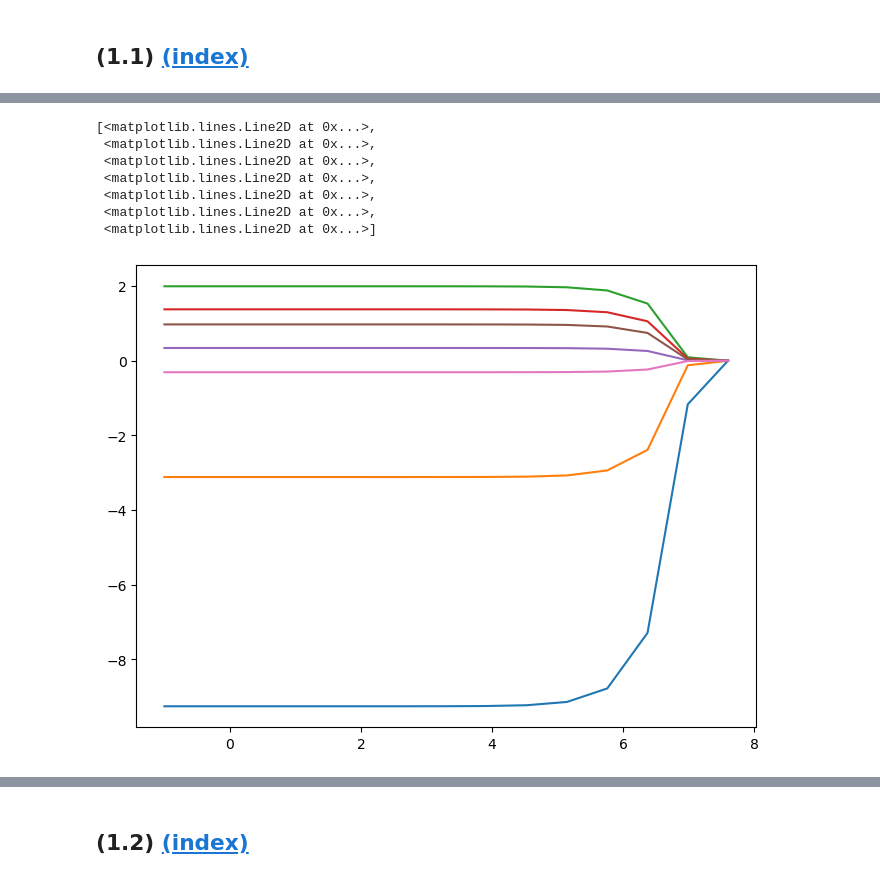
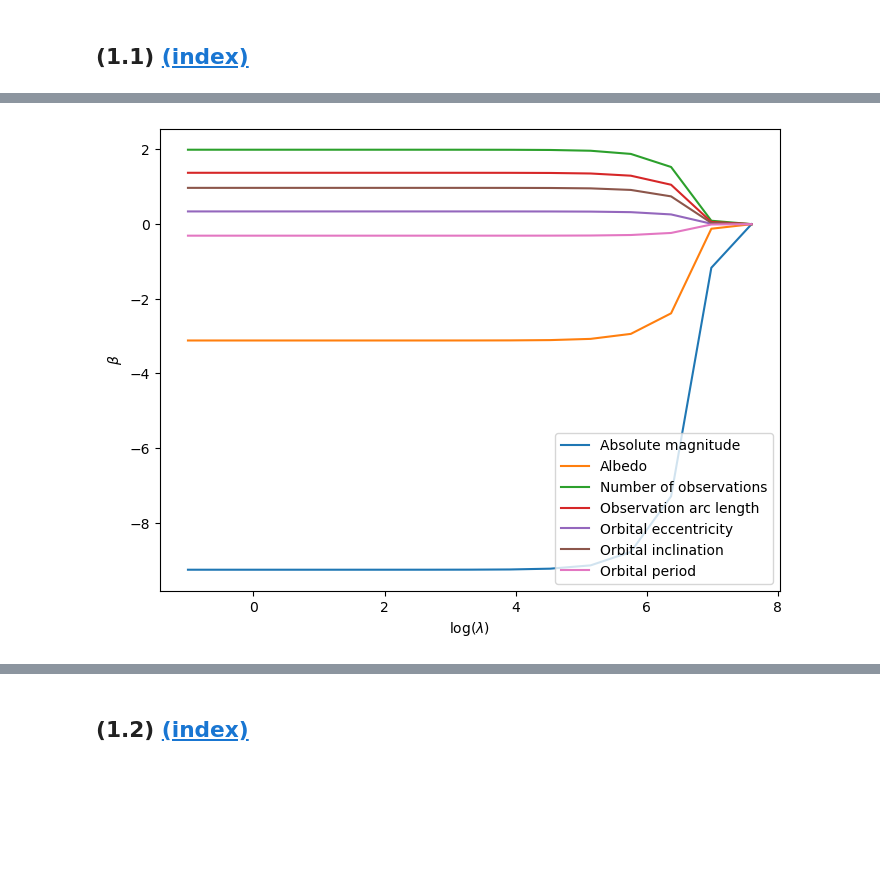
Before and after one commit to alisaklymchuk/data_science_math60026, a Jupyter notebook: 02455568_coursework1.ipynb, the cells around one changed output, grey strips where cells are left out. Saved outputs shown, nothing was run; the diff lists cells and outputs as text; code cells hidden in the pictures; blank space fills up the shorter version.

Commit message:
added labels to 1.1 and refined explanations

```diff
--- a/02455568_coursework1.ipynb
+++ b/02455568_coursework1.ipynb
@@ -28,5 +28,8 @@ rng = np.random.default_rng(108)
 # %%
 train_data = pd.read_csv("data/asteroid_observations_train.csv")
 test_data = pd.read_csv("data/asteroid_observations_test.csv")
+
+feature_names = train_data.columns[:-2]
+print(feature_names)
 train_data.head()
 # %% [output]
@@ -223,26 +230,22 @@ def fit_garrote(x, beta_g, beta_ls_with_int):
 # %%
 lambdas = np.logspace(-1, 7.6, 15)
 log_lambdas = np.log10(lambdas)
 
 N, p = X_train_std.shape
 X_aug = add_int(X_train_std) # augmented training inputs of size N x (p+1)
 beta_ls_with_int = max_lik_estimate_aug(X_aug, y_train_diam)
 
-beta_paths = []
-for lam in lambdas:
-    beta_g = minimise_g(X_train_std, y_train_diam, beta_ls_with_int, lam)
-    beta_paths.append(beta_g)
+beta_paths = np.vstack([
+    minimise_g(X_train_std, y_train_diam, beta_ls_with_int, lam)
+    for lam in lambdas
+])
+plt.figure(figsize=(8, 6))
+for j, fn in enumerate(feature_names):
+    plt.plot(log_lambdas, beta_paths[:, j], label=fn)
 
-beta_paths = np.array(beta_paths)
-
-plt.figure(figsize=(8, 6))
-plt.plot(log_lambdas, beta_paths)
+plt.xlabel(r"$\log(\lambda)$")
+plt.ylabel(r"$\beta$")
+plt.legend()
+plt.show()
 # %% [output]
-[<matplotlib.lines.Line2D at 0x...>,
- <matplotlib.lines.Line2D at 0x...>,
- <matplotlib.lines.Line2D at 0x...>,
- <matplotlib.lines.Line2D at 0x...>,
- <matplotlib.lines.Line2D at 0x...>,
- <matplotlib.lines.Line2D at 0x...>,
- <matplotlib.lines.Line2D at 0x...>]
-[figure, old version]
+[figure, new version]
```
Also changed, not shown: parts of 6 cells of this notebook.
